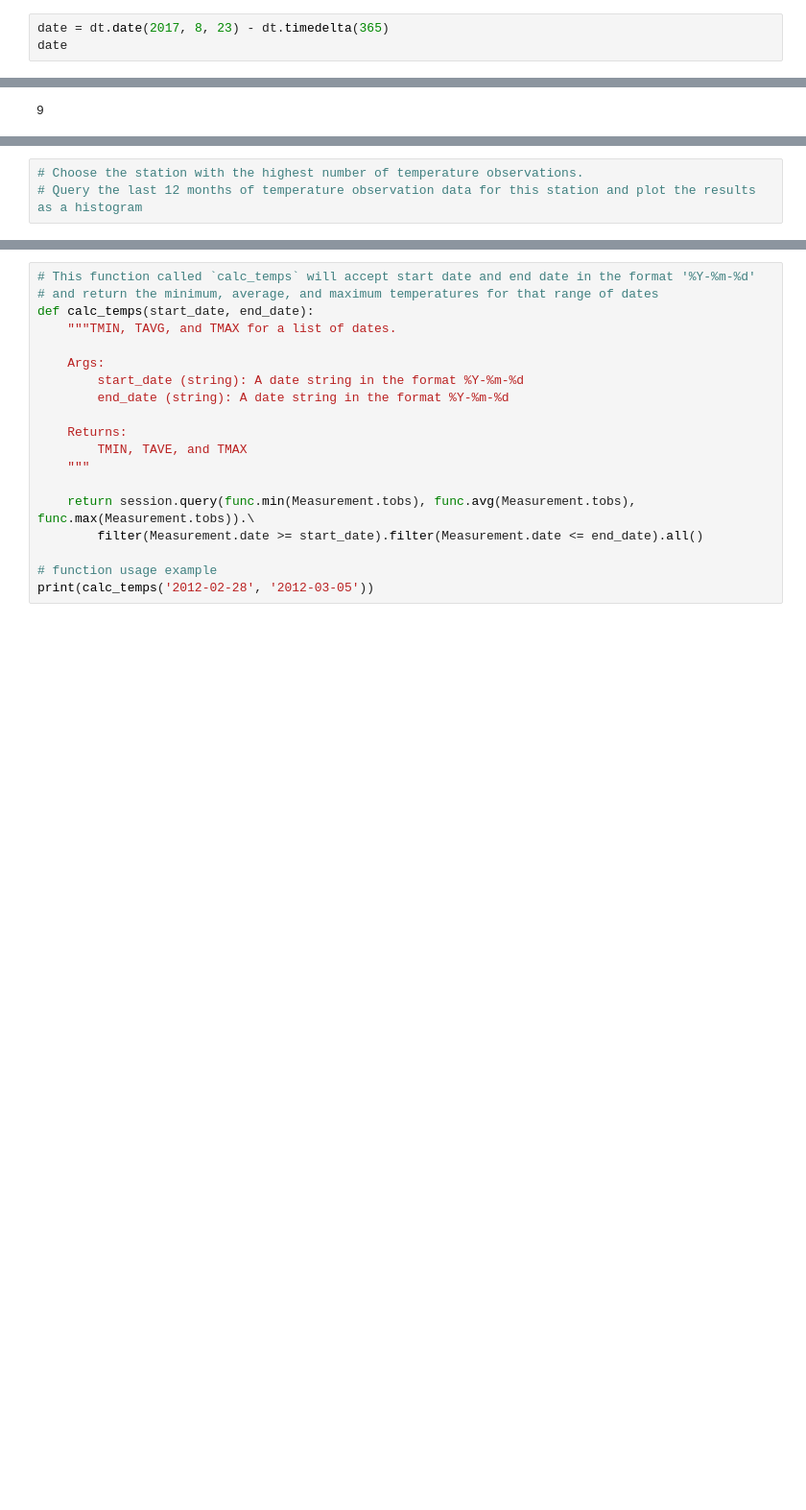
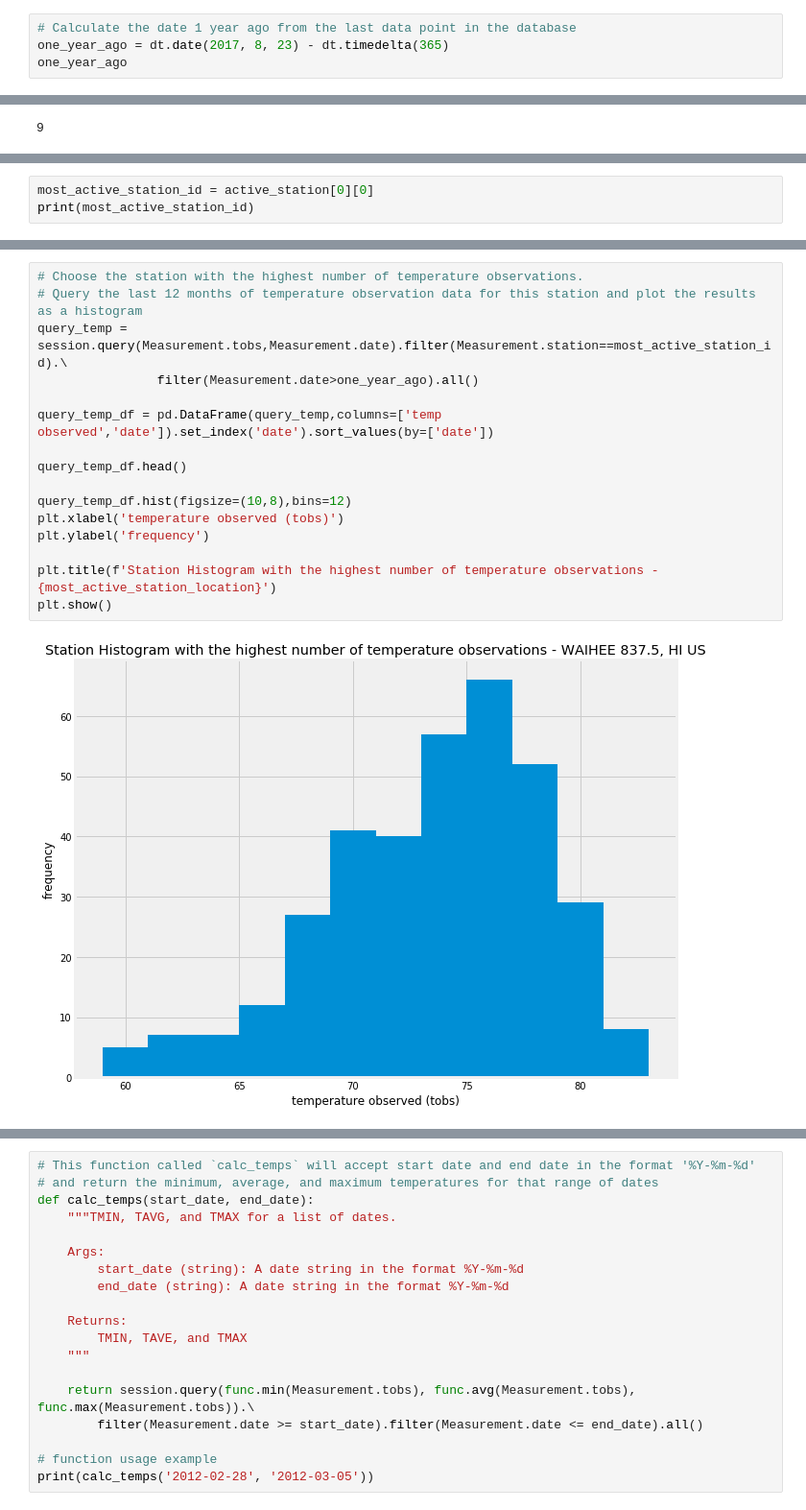
Before and after one commit to benieevelyne/Assignment-9--Homework_SQLAlchemy, a Jupyter notebook: 11-Advanced-Data-Storage-and-Retrieval_Homework_climate_starter.ipynb, the cells around one changed output, grey strips where cells are left out. Shown at 96% size. Drawn from its saved outputs; the diff is of its cells as text; blank space fills up the shorter version.

```diff
--- a/11-Advanced-Data-Storage-and-Retrieval_Homework_climate_starter.ipynb
+++ b/11-Advanced-Data-Storage-and-Retrieval_Homework_climate_starter.ipynb
@@ -94,7 +104,8 @@ Max_date
 # %% [output]
 ('2017-08-23')
 # %%
-date = dt.date(2017, 8, 23) - dt.timedelta(365)
-date
+# Calculate the date 1 year ago from the last data point in the database
+one_year_ago = dt.date(2017, 8, 23) - dt.timedelta(365)
+one_year_ago
 # %% [output]
 datetime.date(2016, 8, 23)
@@ -210,0 +185,3 @@ active_station
+# %%
+most_active_station_id = active_station[0][0]
+print(most_active_station_id)
@@ -216,3 +206,18 @@ active_station
 # %%
 # Choose the station with the highest number of temperature observations.
 # Query the last 12 months of temperature observation data for this station and plot the results as a histogram
+query_temp = session.query(Measurement.tobs,Measurement.date).filter(Measurement.station==most_active_station_id).\
+                filter(Measurement.date>one_year_ago).all()
+
+query_temp_df = pd.DataFrame(query_temp,columns=['temp observed','date']).set_index('date').sort_values(by=['date'])
+
+query_temp_df.head()
+
+query_temp_df.hist(figsize=(10,8),bins=12)
+plt.xlabel('temperature observed (tobs)')
+plt.ylabel('frequency')
+
+plt.title(f'Station Histogram with the highest number of temperature observations - {most_active_station_location}')
+plt.show()
+# %% [output]
+[figure, added]
```
Also changed, not shown: parts of 23 cells of this notebook, 1 other file.
